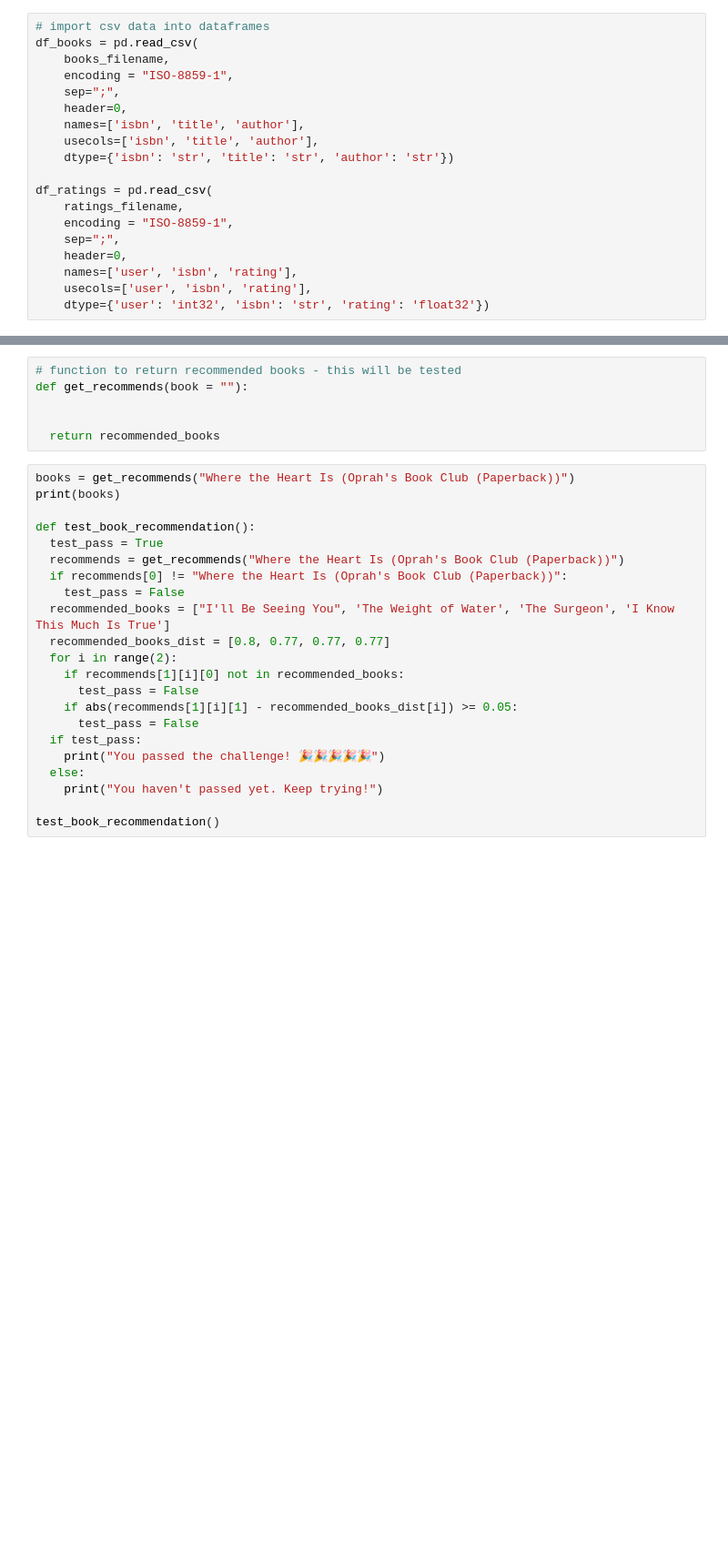
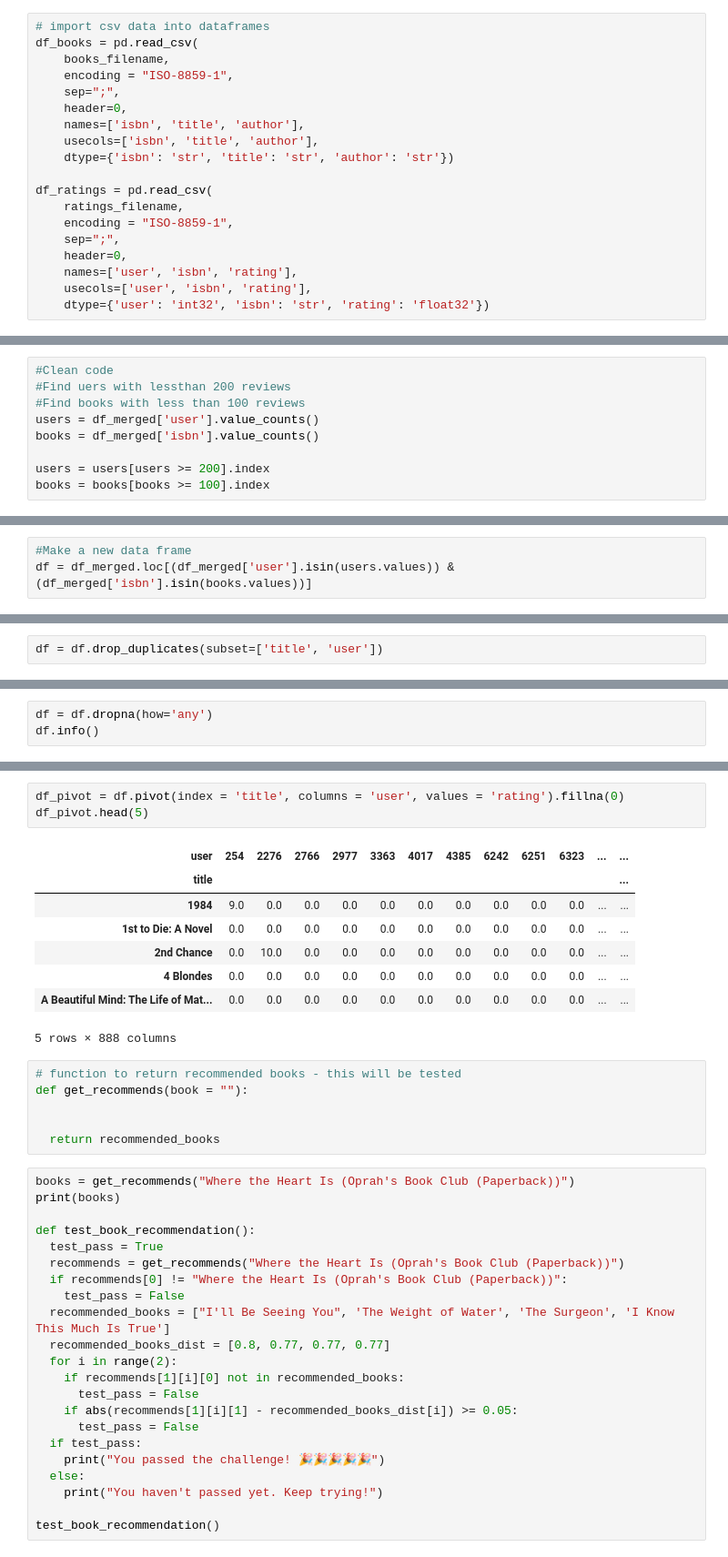
Before and after one commit to Richards-R/FCC-Book-Recommendation-Engine-using-KNN, a Jupyter notebook: Richards_R_fcc_book_recommendation_knn.ipynb, the cells around one changed output, grey strips where cells are left out. Shown: that part at 91% size. Drawn from its saved outputs; the diff is of its cells as text; blank space fills up the shorter version.

```diff
--- a/Richards_R_fcc_book_recommendation_knn.ipynb
+++ b/Richards_R_fcc_book_recommendation_knn.ipynb
@@ -38,0 +98,9 @@ df_ratings = pd.read_csv(
+# %%
+#Clean code
+#Find uers with lessthan 200 reviews
+#Find books with less than 100 reviews
+users = df_merged['user'].value_counts()
+books = df_merged['isbn'].value_counts()
+
+users = users[users >= 200].index
+books = books[books >= 100].index
@@ -38,0 +113,3 @@ df_ratings = pd.read_csv(
+# %%
+#Make a new data frame
+df = df_merged.loc[(df_merged['user'].isin(users.values)) & (df_merged['isbn'].isin(books.values))]
@@ -38,0 +157,2 @@ df_ratings = pd.read_csv(
+# %%
+df = df.drop_duplicates(subset=['title', 'user'])
@@ -38,0 +183,3 @@ df_ratings = pd.read_csv(
+# %%
+df = df.dropna(how='any')
+df.info()
@@ -39,3 +199,15 @@ df_ratings = pd.read_csv(
+# %%
+df_pivot = df.pivot(index = 'title', columns = 'user', values = 'rating').fillna(0)
+df_pivot.head(5)
+# %% [output]
+| user | 254 | 2276 | 2766 | 2977 | 3363 | 4017 | 4385 | 6242 | 6251 | 6323 | ... | ... |
+| title |  |  |  |  |  |  |  |  |  |  |  | ... |
+| 1984 | 9.0 | 0.0 | 0.0 | 0.0 | 0.0 | 0.0 | 0.0 | 0.0 | 0.0 | 0.0 | ... | ... |
+| 1st to Die: A Novel | 0.0 | 0.0 | 0.0 | 0.0 | 0.0 | 0.0 | 0.0 | 0.0 | 0.0 | 0.0 | ... | ... |
+| 2nd Chance | 0.0 | 10.0 | 0.0 | 0.0 | 0.0 | 0.0 | 0.0 | 0.0 | 0.0 | 0.0 | ... | ... |
+| 4 Blondes | 0.0 | 0.0 | 0.0 | 0.0 | 0.0 | 0.0 | 0.0 | 0.0 | 0.0 | 0.0 | ... | ... |
+| A Beautiful Mind: The Life of Mat... | 0.0 | 0.0 | 0.0 | 0.0 | 0.0 | 0.0 | 0.0 | 0.0 | 0.0 | 0.0 | ... | ... |
+5 rows × 888 columns
 # %%
 # function to return recommended books - this will be tested
 def get_recommends(book = ""):
```
Also changed, not shown: parts of 18 cells of this notebook.
